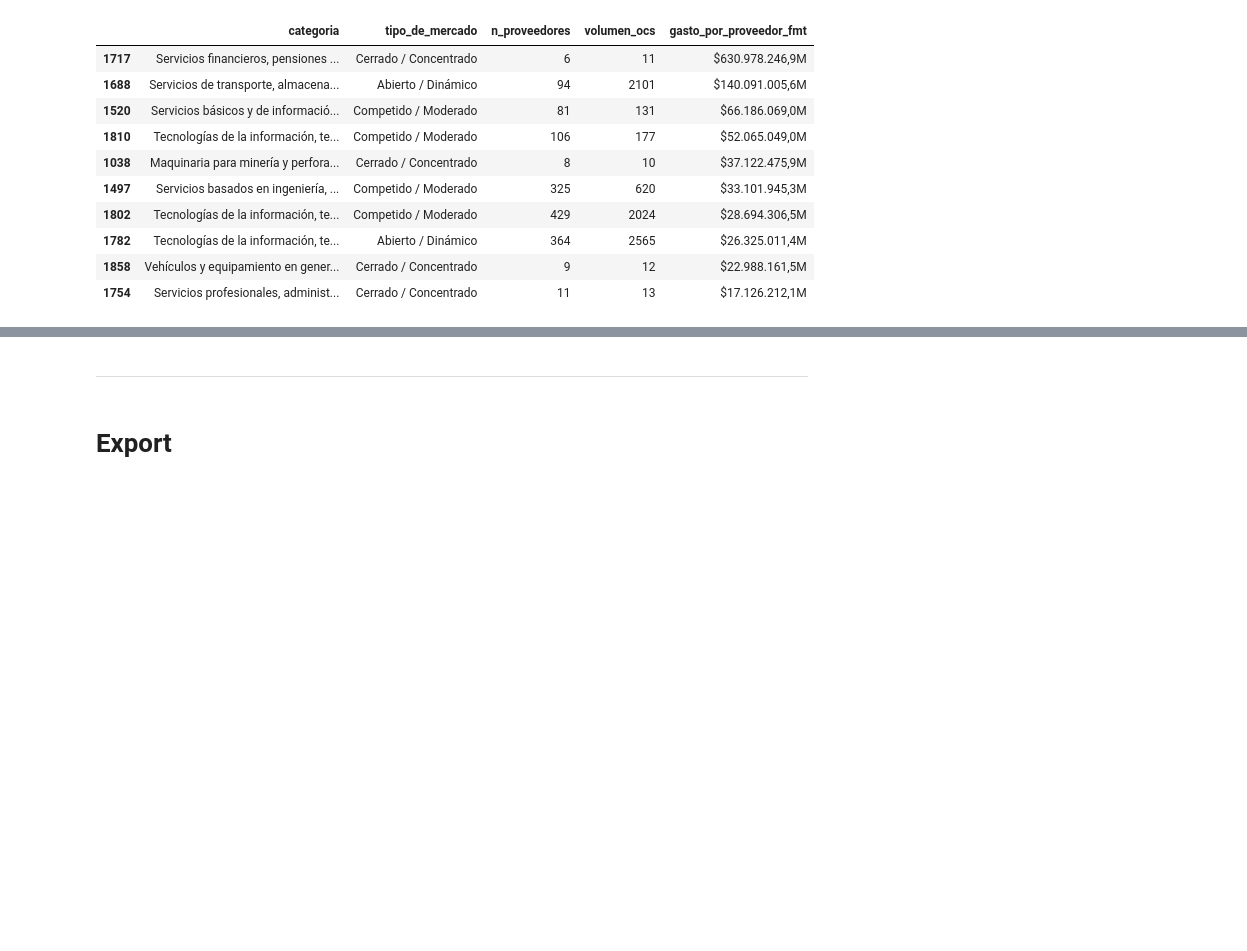
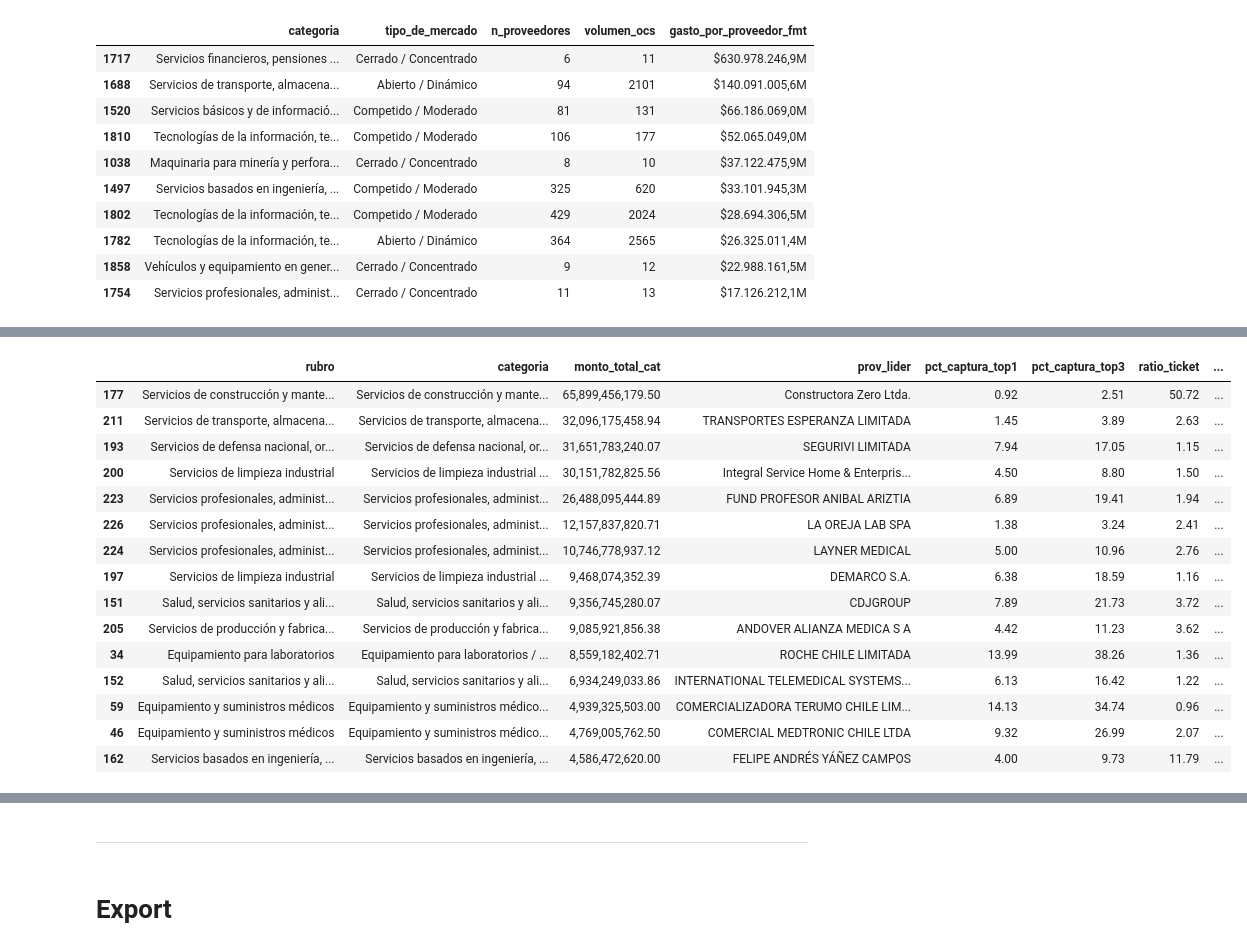
Before and after one commit to oscararayaoad-sys/mercado-publico-eda, a Jupyter notebook: notebooks/02_analyze_mercado_publico.ipynb, the cells around one changed output, grey strips where cells are left out. Cells and saved outputs as stored; diff of their text form; code cells hidden in the pictures; blank space fills up the shorter version.

```diff
--- a/notebooks/02_analyze_mercado_publico.ipynb
+++ b/notebooks/02_analyze_mercado_publico.ipynb
@@ -813,0 +886,87 @@ df_nichos.sort_values("gasto_por_proveedor", ascending=False)[
+# %%
+def detectar_mercados_alto_valor_lider_debil(df, min_ordenes=15, max_top1_pct=15.0, top_percentil_monto=0.75):
+    """
+    Identifica categorías de alto presupuesto total donde el líder es débil (baja concentración).
+    """
+    # 1. Limpieza de atípicos extremos por categoría
+    df_clean = limpiar_outliers_iqr(df)
+
+    # 2. Determinar el umbral de 'Alto Valor' (ej. percentil 75 del monto total por categoría)
+    montos_por_cat = df_clean.groupby('categoria')['total_linea_neto'].sum()
+    umbral_alto_valor = montos_por_cat.quantile(top_percentil_monto)
+
+    resultados = []
+
+    for (rubro, categoria), g in df_clean.groupby(['rubro', 'categoria']):
+        monto_total_cat = g['total_linea_neto'].sum()
+
+        # Filtro de volumen y de valor mínimo
+        if len(g) < min_ordenes or monto_total_cat < umbral_alto_valor:
+            continue
+
+        monto_por_prov = (
+            g.groupby('nombre_proveedor')['total_linea_neto']
+            .sum()
+            .sort_values(ascending=False)
+        )
+
+        if len(monto_por_prov) < 3:
+            continue
+
+        prov_top1 = monto_por_prov.index[0]
+
+        pct_top1 = (monto_por_prov.iloc[0] / monto_total_cat) * 100
+        pct_top3 = (monto_por_prov.iloc[:3].sum() / monto_total_cat) * 100
+
+        ordenes_top1 = g[g['nombre_proveedor'] == prov_top1]['total_linea_neto']
+        ordenes_resto = g[g['nombre_proveedor'] != prov_top1]['total_linea_neto']
+
+        mediana_top1 = ordenes_top1.median()
+        mediana_resto = ordenes_resto.median() if not ordenes_resto.empty else np.nan
+        ratio_ticket = (mediana_top1 / mediana_resto) if (mediana_resto and mediana_resto > 0) else np.nan
+
+        # Filtro de Líder Débil
+        if pct_top1 <= max_top1_pct:
+            resultados.append({
+                'rubro': rubro,
+                'categoria': categoria,
+                'monto_total_cat': monto_total_cat,
+                'prov_lider': prov_top1,
+                'pct_captura_top1': pct_top1,
+                'pct_captura_top3': pct_top3,
+                'ratio_ticket': ratio_ticket,
+                'cant_proveedores': g['nombre_proveedor'].nunique(),
+                'total_ordenes_cat': len(g)
+            })
+
+    df_res = pd.DataFrame(resultados)
+
+    # Ordenamos por las categorías que más presupuesto mueven (Monto Total Descendente)
+    return df_res.sort_values(by='monto_total_cat', ascending=False)
+
+# Ejecución
+df_alto_valor = detectar_mercados_alto_valor_lider_debil(
+    df,
+    min_ordenes=15,
+    max_top1_pct=15.0,
+    top_percentil_monto=0.75  # Considera solo el 25% de categorías con mayor presupuesto
+)
+
+df_alto_valor.head(15)
+# %% [output]
+|  | rubro | categoria | monto_total_cat | prov_lider | pct_captura_top1 | pct_captura_top3 | ratio_ticket | ... |
+| 177 | Servicios de construcción y mante... | Servicios de construcción y mante... | 65,899,456,179.50 | Constructora Zero Ltda. | 0.92 | 2.51 | 50.72 | ... |
+| 211 | Servicios de transporte, almacena... | Servicios de transporte, almacena... | 32,096,175,458.94 | TRANSPORTES ESPERANZA LIMITADA | 1.45 | 3.89 | 2.63 | ... |
+| 193 | Servicios de defensa nacional, or... | Servicios de defensa nacional, or... | 31,651,783,240.07 | SEGURIVI LIMITADA | 7.94 | 17.05 | 1.15 | ... |
+| 200 | Servicios de limpieza industrial | Servicios de limpieza industrial ... | 30,151,782,825.56 | Integral Service Home & Enterpris... | 4.50 | 8.80 | 1.50 | ... |
+| 223 | Servicios profesionales, administ... | Servicios profesionales, administ... | 26,488,095,444.89 | FUND PROFESOR ANIBAL ARIZTIA | 6.89 | 19.41 | 1.94 | ... |
+| 226 | Servicios profesionales, administ... | Servicios profesionales, administ... | 12,157,837,820.71 | LA OREJA LAB SPA | 1.38 | 3.24 | 2.41 | ... |
+| 224 | Servicios profesionales, administ... | Servicios profesionales, administ... | 10,746,778,937.12 | LAYNER MEDICAL | 5.00 | 10.96 | 2.76 | ... |
+| 197 | Servicios de limpieza industrial | Servicios de limpieza industrial ... | 9,468,074,352.39 | DEMARCO S.A. | 6.38 | 18.59 | 1.16 | ... |
+| 151 | Salud, servicios sanitarios y ali... | Salud, servicios sanitarios y ali... | 9,356,745,280.07 | CDJGROUP | 7.89 | 21.73 | 3.72 | ... |
+| 205 | Servicios de producción y fabrica... | Servicios de producción y fabrica... | 9,085,921,856.38 | ANDOVER ALIANZA MEDICA S A | 4.42 | 11.23 | 3.62 | ... |
+| 34 | Equipamiento para laboratorios | Equipamiento para laboratorios / ... | 8,559,182,402.71 | ROCHE CHILE LIMITADA | 13.99 | 38.26 | 1.36 | ... |
+| 152 | Salud, servicios sanitarios y ali... | Salud, servicios sanitarios y ali... | 6,934,249,033.86 | INTERNATIONAL TELEMEDICAL SYSTEMS... | 6.13 | 16.42 | 1.22 | ... |
+| 59 | Equipamiento y suministros médicos | Equipamiento y suministros médico... | 4,939,325,503.00 | COMERCIALIZADORA TERUMO CHILE LIM... | 14.13 | 34.74 | 0.96 | ... |
+| 46 | Equipamiento y suministros médicos | Equipamiento y suministros médico... | 4,769,005,762.50 | COMERCIAL MEDTRONIC CHILE LTDA | 9.32 | 26.99 | 2.07 | ... |
+| 162 | Servicios basados en ingeniería, ... | Servicios basados en ingeniería, ... | 4,586,472,620.00 | FELIPE ANDRÉS YÁÑEZ CAMPOS | 4.00 | 9.73 | 11.79 | ... |
```
Also changed, not shown: parts of 12 cells of this notebook, 7 other files.
